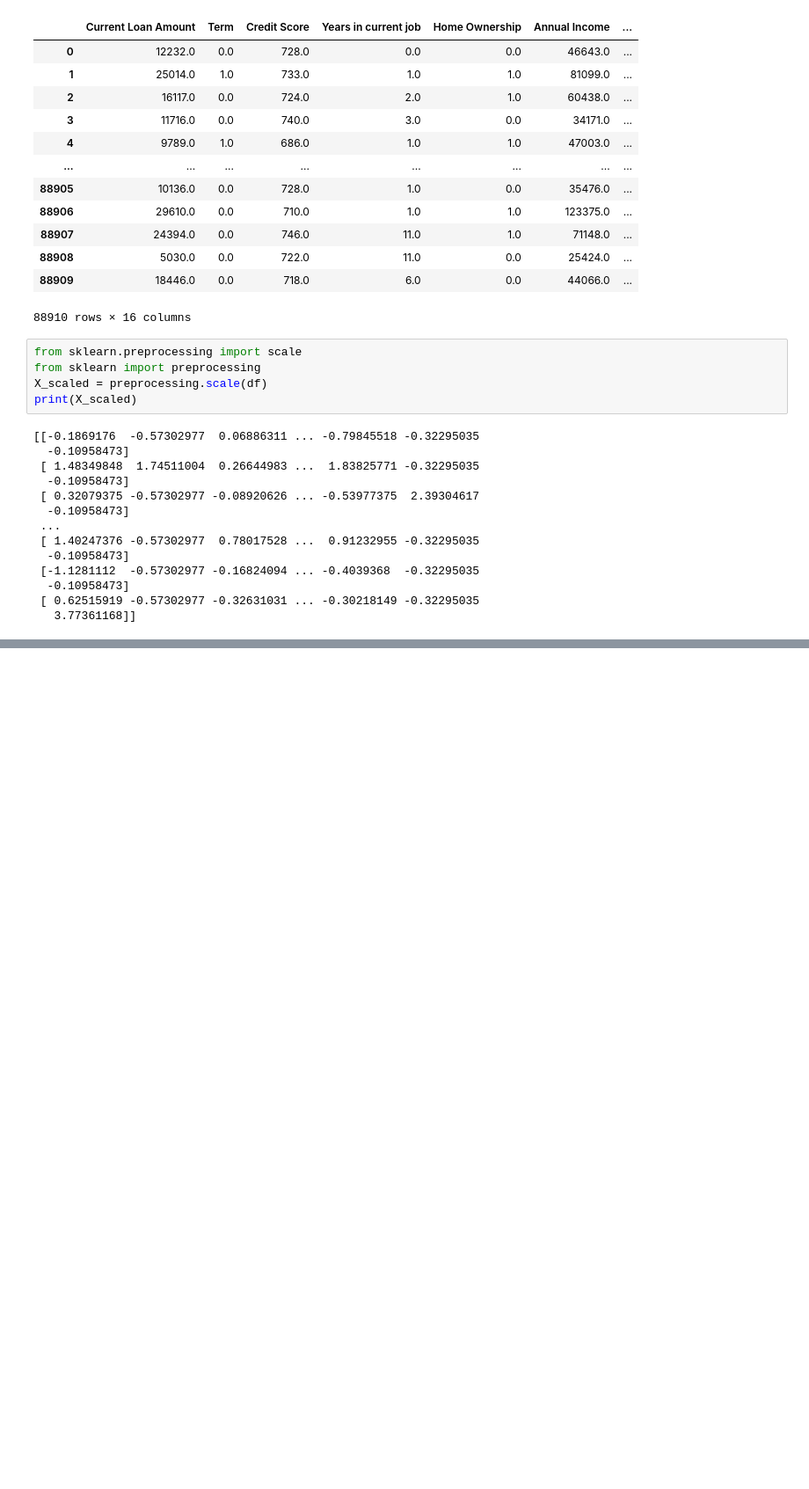
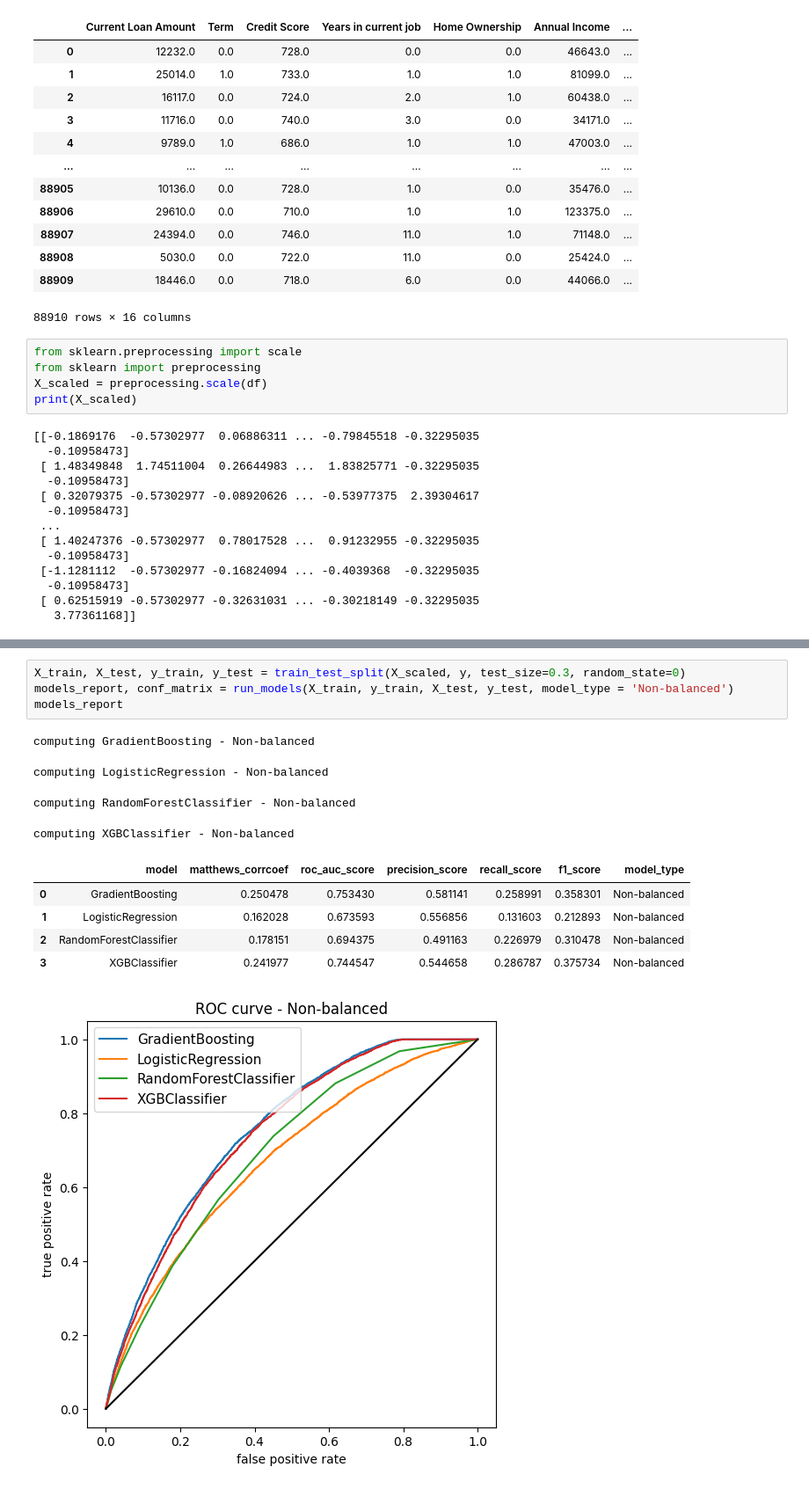
Before and after one commit to Sameer-ahmadd/End_to_End_Loan_approval_on_GCP, a Jupyter notebook: notebooks/03_Getting_our_training_data.ipynb, the cells around one changed output, grey strips where cells are left out. Shown at 88% size. Drawn from its saved outputs; the diff is of its cells as text; blank space fills up the shorter version.

```diff
--- a/notebooks/03_Getting_our_training_data.ipynb
+++ b/notebooks/03_Getting_our_training_data.ipynb
@@ -81,0 +247,15 @@ print(X_scaled)
+# %%
+X_train, X_test, y_train, y_test = train_test_split(X_scaled, y, test_size=0.3, random_state=0)
+models_report, conf_matrix = run_models(X_train, y_train, X_test, y_test, model_type = 'Non-balanced')
+models_report
+# %% [output]
+computing GradientBoosting - Non-balanced
+computing LogisticRegression - Non-balanced
+computing RandomForestClassifier - Non-balanced
+computing XGBClassifier - Non-balanced
+|  | model | matthews_corrcoef | roc_auc_score | precision_score | recall_score | f1_score | model_type |
+| 0 | GradientBoosting | 0.250478 | 0.753430 | 0.581141 | 0.258991 | 0.358301 | Non-balanced |
+| 1 | LogisticRegression | 0.162028 | 0.673593 | 0.556856 | 0.131603 | 0.212893 | Non-balanced |
+| 2 | RandomForestClassifier | 0.178151 | 0.694375 | 0.491163 | 0.226979 | 0.310478 | Non-balanced |
+| 3 | XGBClassifier | 0.241977 | 0.744547 | 0.544658 | 0.286787 | 0.375734 | Non-balanced |
+[figure, added]
```
Also changed, not shown: parts of 8 cells of this notebook, 2 other files.
